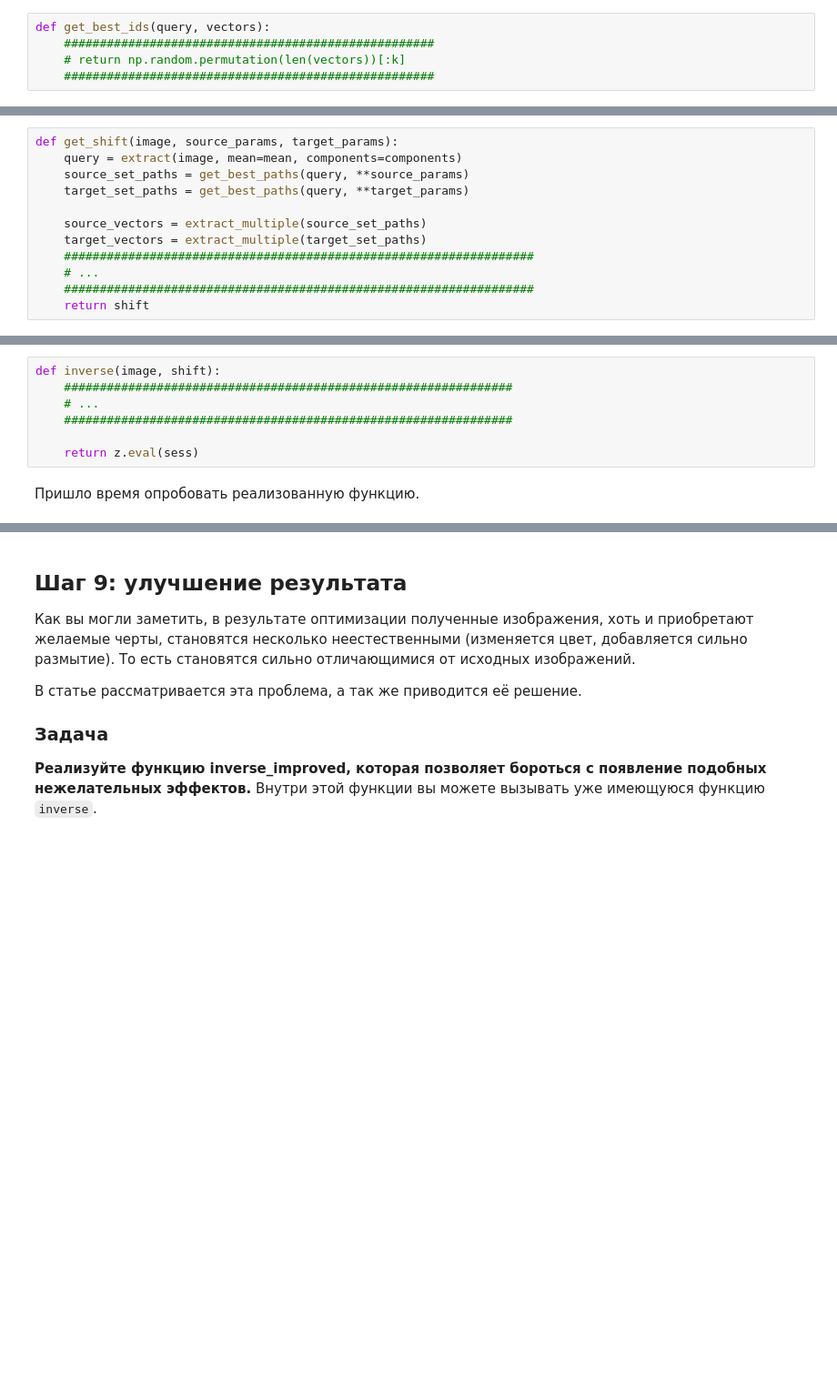
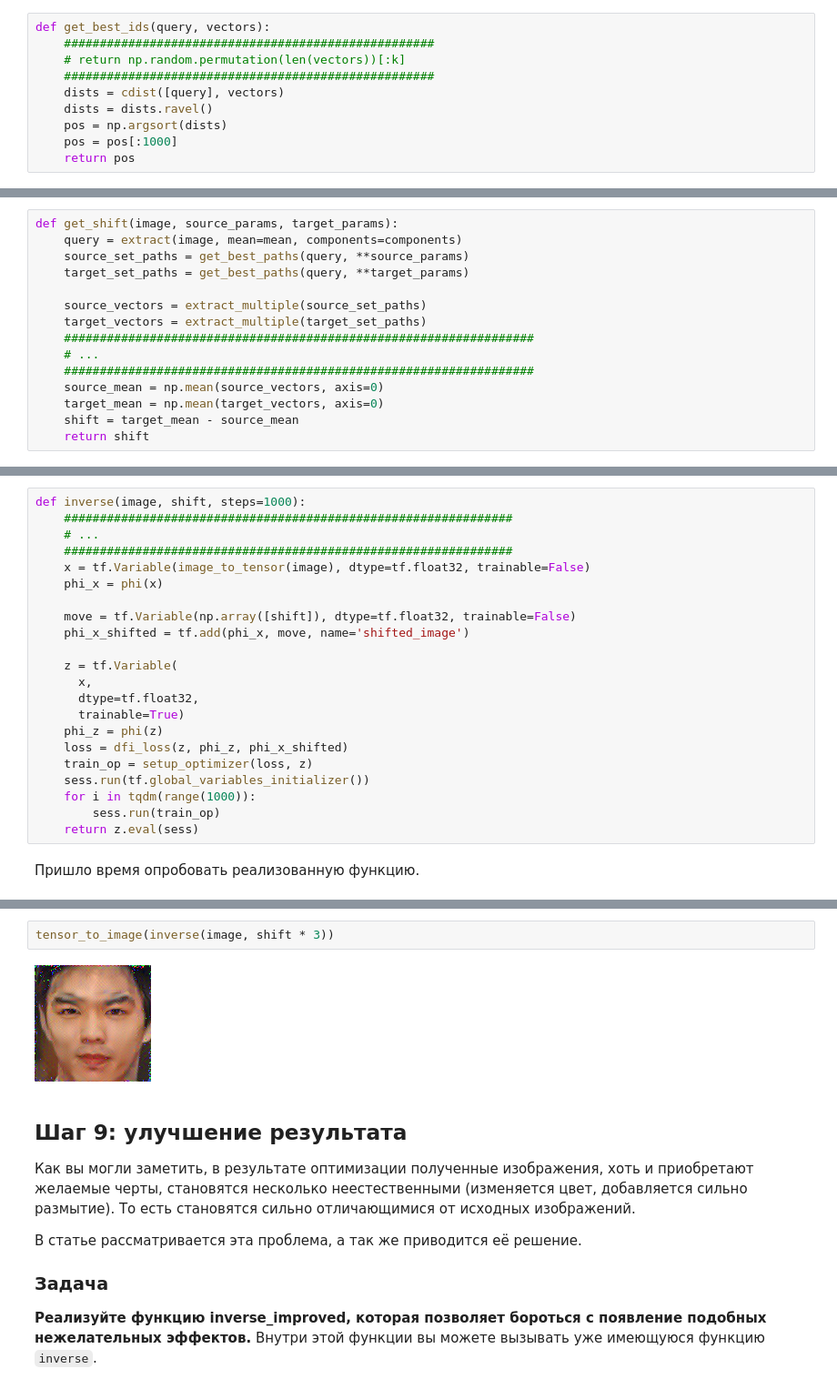
Before and after one commit to yaPhilya/Computer-Vision, a Jupyter notebook: week_7_2/06 морфинг лиц/deep-feature-interpolation/task.ipynb, the cells around one changed output, grey strips where cells are left out. Shown: that part at 91% size. Saved outputs shown, nothing was run; the diff lists cells and outputs as text; blank space fills up the shorter version.

```diff
--- a/week_7_2/06 морфинг лиц/deep-feature-interpolation/task.ipynb
+++ b/week_7_2/06 морфинг лиц/deep-feature-interpolation/task.ipynb
@@ -334,6 +379,11 @@ def get_best_ids(query, vectors):
     ####################################################
     # return np.random.permutation(len(vectors))[:k]
     ####################################################
+    dists = cdist([query], vectors)
+    dists = dists.ravel()
+    pos = np.argsort(dists)
+    pos = pos[:1000]
+    return pos
 # %%
 def get_best_paths(query, **kwargs):
     set_mask = get_mask(**kwargs)
@@ -355,6 +405,9 @@ def get_shift(image, source_params, target_params):
     ##################################################################
     # ...
     ##################################################################
+    source_mean = np.mean(source_vectors, axis=0)
+    target_mean = np.mean(target_vectors, axis=0)
+    shift = target_mean - source_mean
     return shift
 # %% [markdown]
 ## Шаг 8: оптимизация
@@ -364,13 +417,28 @@ def get_shift(image, source_params, target_params):
 ### Задача
 
 **Реализуйте функцию `inverse`.** В ней должен происходить некоторый оптимизационный процесс для данного изобржаения и вектора-смещения.
-# %%
-def inverse(image, shift):
-    ###############################################################
-    # ...
-    ###############################################################
-
-    return z.eval(sess)
+# %%
+def inverse(image, shift, steps=1000):
+    ###############################################################
+    # ...
+    ###############################################################
+    x = tf.Variable(image_to_tensor(image), dtype=tf.float32, trainable=False)
+    phi_x = phi(x)
+
+    move = tf.Variable(np.array([shift]), dtype=tf.float32, trainable=False)
+    phi_x_shifted = tf.add(phi_x, move, name='shifted_image')
+
+    z = tf.Variable(
+      x,
+      dtype=tf.float32,
+      trainable=True)
+    phi_z = phi(z)
+    loss = dfi_loss(z, phi_z, phi_x_shifted)
+    train_op = setup_optimizer(loss, z)
+    sess.run(tf.global_variables_initializer())
+    for i in tqdm(range(1000)):
+        sess.run(train_op)
+    return z.eval(sess)
 # %% [markdown]
 Пришло время опробовать реализованную функцию.
 # %%
@@ -397,3 +467,7 @@ tensor_to_image(inverse(image, shift * 2))
+# %%
+tensor_to_image(inverse(image, shift * 3))
+# %% [output]
+[figure, added]
 # %% [markdown]
 ## Шаг 9: улучшение результата
 
```
Also changed, not shown: parts of 16 cells of this notebook.
